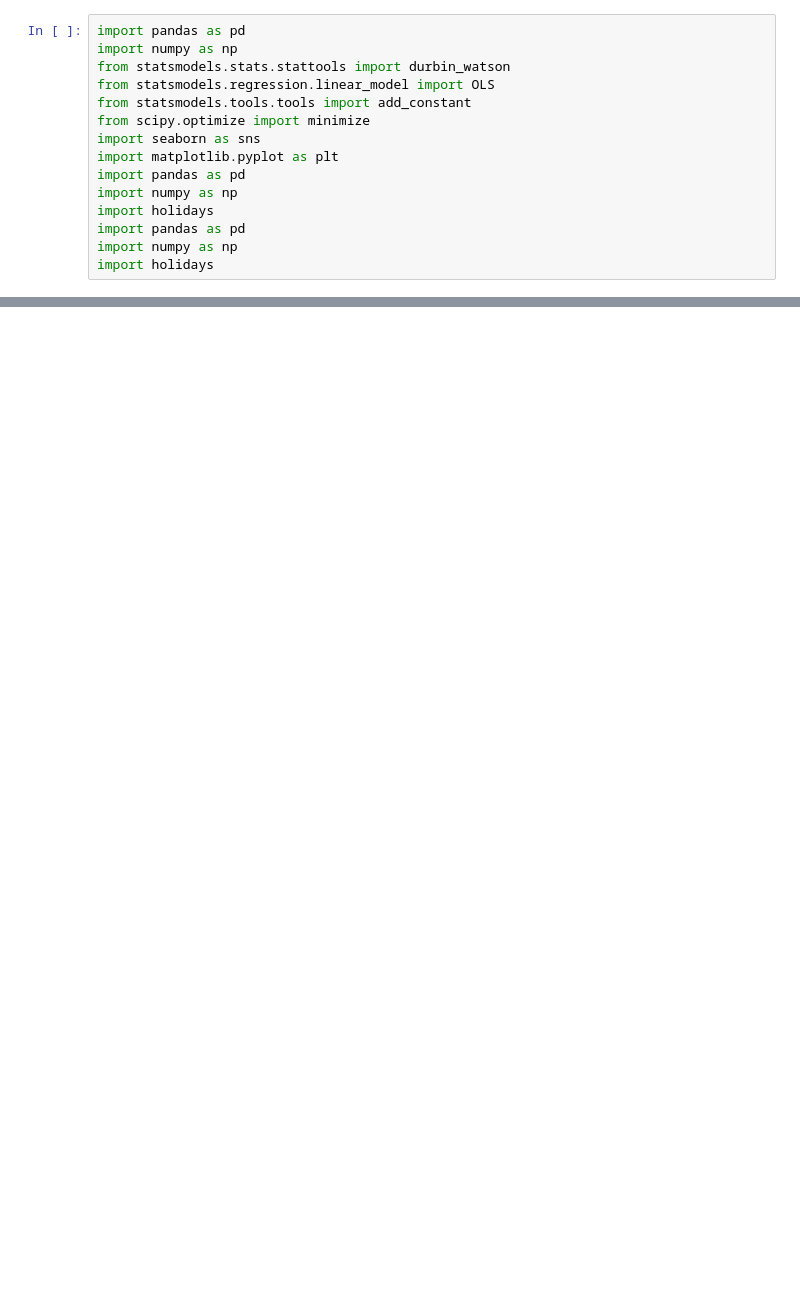
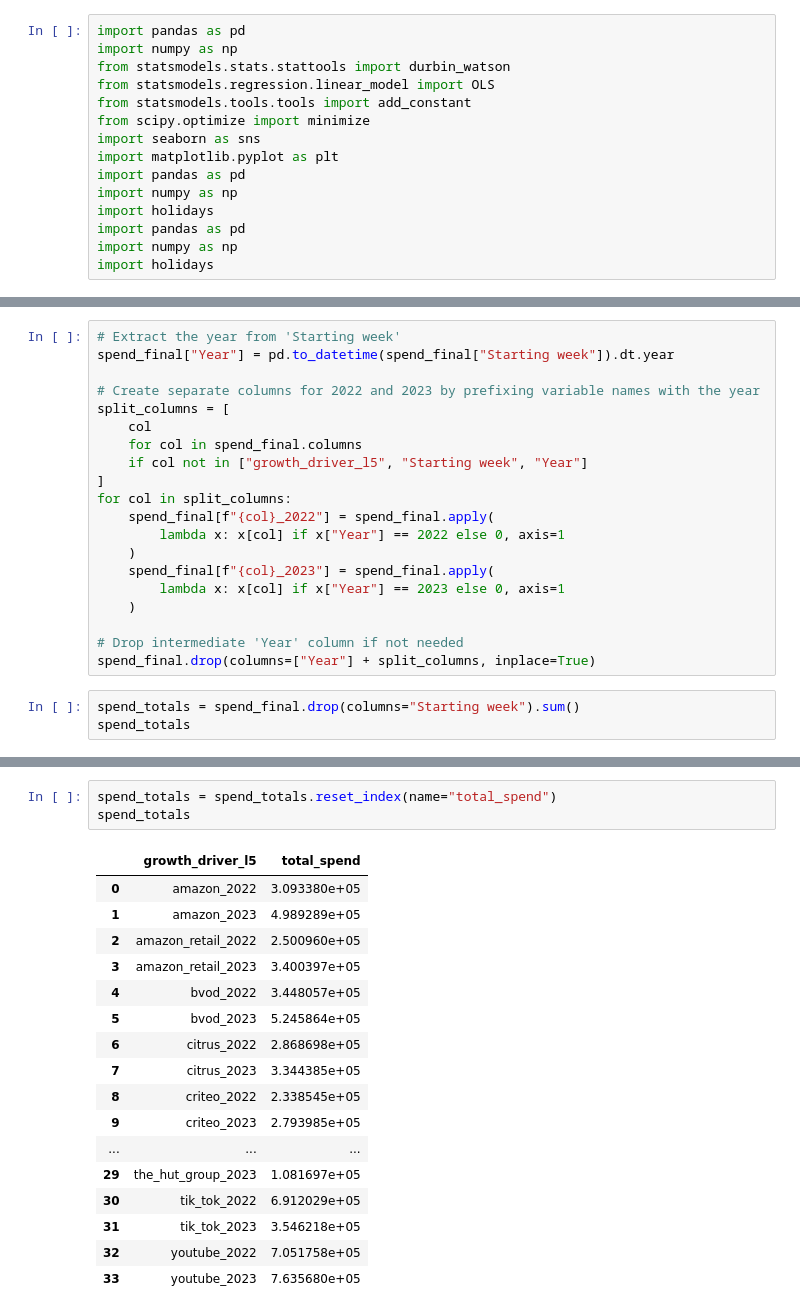
Before and after one commit to CharlesS940/xhec_mmm_loreal, a Jupyter notebook: L'Orea_MMM_Data_Challenge_online_model_Hocine.ipynb, the cells around one changed output, grey strips where cells are left out. Drawn from its saved outputs; the diff is of its cells as text; blank space fills up the shorter version.

```diff
--- a/L'Orea_MMM_Data_Challenge_online_model_Hocine.ipynb
+++ b/L'Orea_MMM_Data_Challenge_online_model_Hocine.ipynb
@@ -378,0 +461,23 @@ Optimization converged successfully.
+# %%
+# Extract the year from 'Starting week'
+spend_final["Year"] = pd.to_datetime(spend_final["Starting week"]).dt.year
+
+# Create separate columns for 2022 and 2023 by prefixing variable names with the year
+split_columns = [
+    col
+    for col in spend_final.columns
+    if col not in ["growth_driver_l5", "Starting week", "Year"]
+]
+for col in split_columns:
+    spend_final[f"{col}_2022"] = spend_final.apply(
+        lambda x: x[col] if x["Year"] == 2022 else 0, axis=1
+    )
+    spend_final[f"{col}_2023"] = spend_final.apply(
+        lambda x: x[col] if x["Year"] == 2023 else 0, axis=1
+    )
+
+# Drop intermediate 'Year' column if not needed
+spend_final.drop(columns=["Year"] + split_columns, inplace=True)
+# %%
+spend_totals = spend_final.drop(columns="Starting week").sum()
+spend_totals
@@ -378,0 +525,21 @@ Optimization converged successfully.
+# %%
+spend_totals = spend_totals.reset_index(name="total_spend")
+spend_totals
+# %% [output]
+|  | growth_driver_l5 | total_spend |
+| 0 | amazon_2022 | 3.093380e+05 |
+| 1 | amazon_2023 | 4.989289e+05 |
+| 2 | amazon_retail_2022 | 2.500960e+05 |
+| 3 | amazon_retail_2023 | 3.400397e+05 |
+| 4 | bvod_2022 | 3.448057e+05 |
+| 5 | bvod_2023 | 5.245864e+05 |
+| 6 | citrus_2022 | 2.868698e+05 |
+| 7 | citrus_2023 | 3.344385e+05 |
+| 8 | criteo_2022 | 2.338545e+05 |
+| 9 | criteo_2023 | 2.793985e+05 |
+| ... | ... | ... |
+| 29 | the_hut_group_2023 | 1.081697e+05 |
+| 30 | tik_tok_2022 | 6.912029e+05 |
+| 31 | tik_tok_2023 | 3.546218e+05 |
+| 32 | youtube_2022 | 7.051758e+05 |
+| 33 | youtube_2023 | 7.635680e+05 |
```
Also changed, not shown: parts of 20 cells of this notebook.
